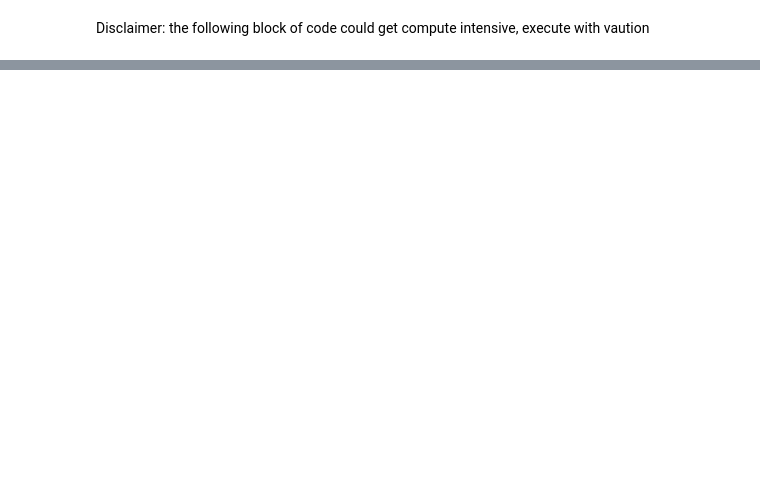
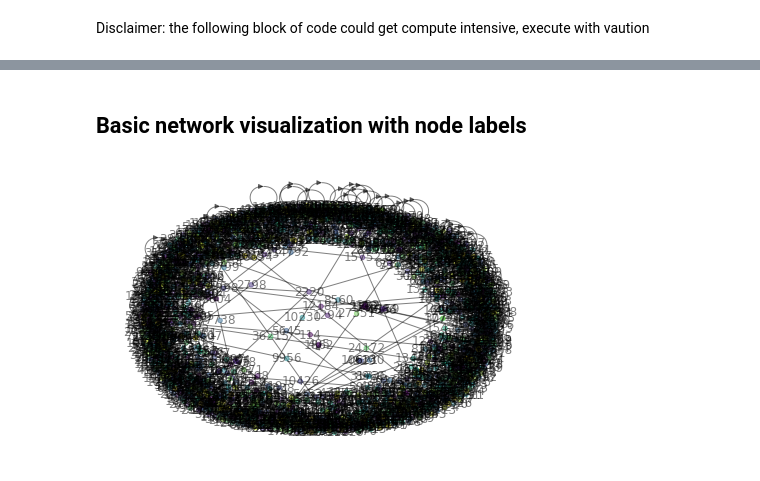
Before and after one commit to udaykumar1997/Slashdot-Social-Network-Analysis, a Jupyter notebook: Main.ipynb, the cells around one changed output, grey strips where cells are left out. Cells and saved outputs as stored; diff of their text form; code cells hidden in the pictures; blank space fills up the shorter version.

```diff
--- a/Main.ipynb
+++ b/Main.ipynb
@@ -119,0 +123,6 @@ plt.show()
+# %% [markdown]
+## Basic network visualization with node labels
+# %%
+nx.draw(G, pos, node_size=20, node_color=node_color, with_labels=True, alpha=0.5)
+# %% [output]
+[figure, added]
```
Also changed, not shown: parts of 38 cells of this notebook, 14 other files.
